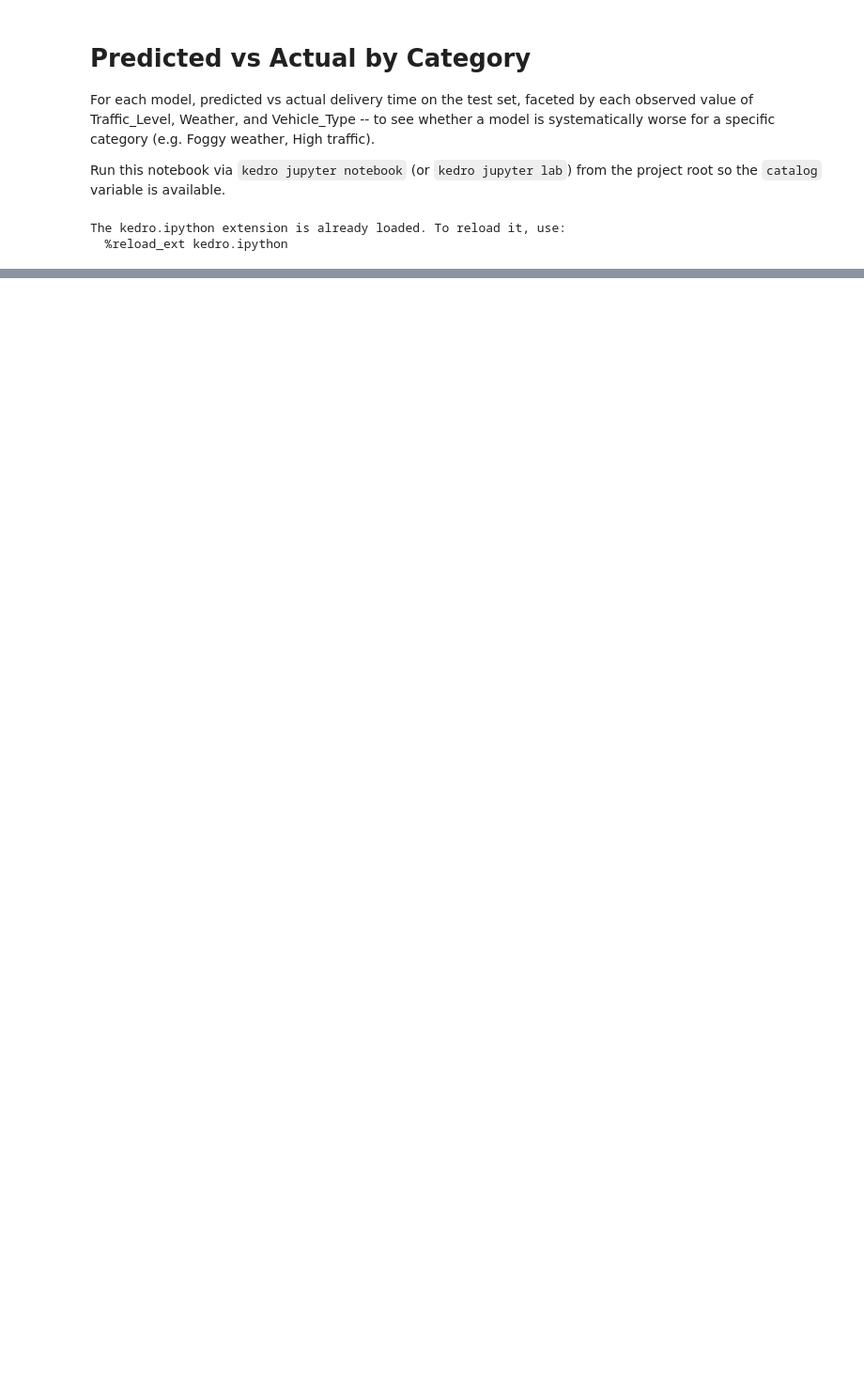
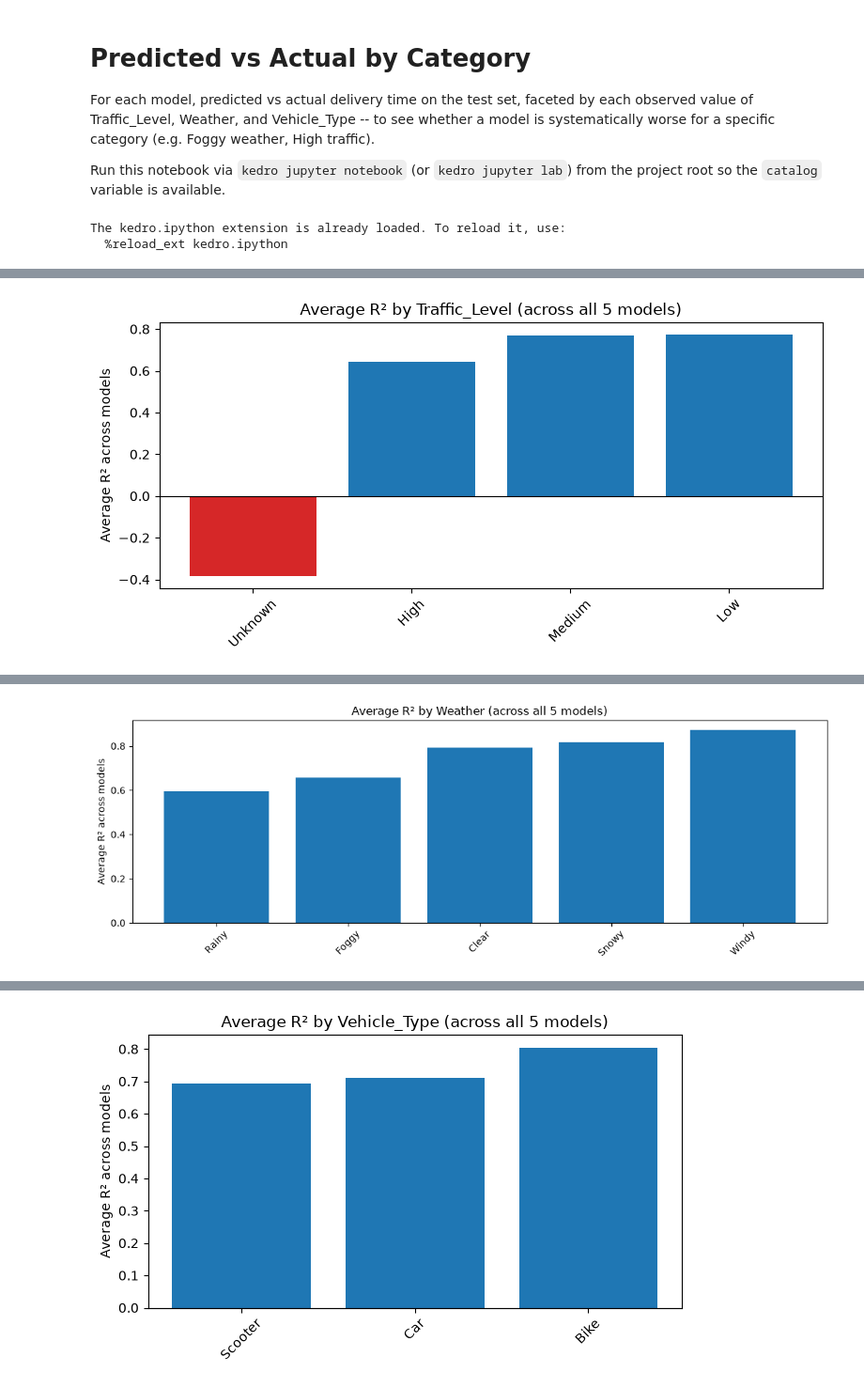
Before and after one commit to dherrera507161/dh-food-delivery-time, a Jupyter notebook: model_pipeline/notebooks/performance_analysis.ipynb, the cells around one changed output, grey strips where cells are left out. Shown at 94% size. Saved outputs shown, nothing was run; the diff lists cells and outputs as text; code cells hidden in the pictures; blank space fills up the shorter version.

```diff
--- a/model_pipeline/notebooks/performance_analysis.ipynb
+++ b/model_pipeline/notebooks/performance_analysis.ipynb
@@ -67,9 +67,12 @@ def plot_predictions_by_category(model_name, predictions, category_col):
     fig.tight_layout()
     plt.show()
 # %%
+predictions_by_model = {}
+
 for model_name, dataset_name in prediction_tables.items():
     predictions = catalog.load(dataset_name).reset_index(drop=True)
     predictions = pd.concat([predictions, category_values], axis=1)
+    predictions_by_model[model_name] = predictions
 
     for category_col in CATEGORY_COLS:
         plot_predictions_by_category(model_name, predictions, category_col)
@@ -93,0 +101,26 @@ for model_name, dataset_name in prediction_tables.items():
+# %%
+for category_col in CATEGORY_COLS:
+    r2_rows = []
+    for model_name, predictions in predictions_by_model.items():
+        for level in sorted(predictions[category_col].unique()):
+            subset = predictions[predictions[category_col] == level]
+            r2_rows.append(
+                {
+                    "Model": model_name,
+                    category_col: level,
+                    "R2": r2_score(subset["y_true"], subset["y_pred"]),
+                }
+            )
+    r2_table = pd.DataFrame(r2_rows)
+    avg_r2 = r2_table.groupby(category_col)["R2"].mean().sort_values()
+
+    fig, ax = plt.subplots(figsize=(1.5 * len(avg_r2) + 2, 4))
+    colors = ["tab:red" if v < 0 else "tab:blue" for v in avg_r2]
+    ax.bar(avg_r2.index.astype(str), avg_r2.values, color=colors)
+    ax.axhline(0, color="black", linewidth=0.8)
+    ax.set_ylabel("Average R² across models")
+    ax.set_title(f"Average R² by {category_col} (across all 5 models)")
+    ax.tick_params(axis="x", rotation=45)
+    fig.tight_layout()
+    plt.show()
+# %% [output]
@@ -93,0 +128 @@ for model_name, dataset_name in prediction_tables.items():
+[figure, added]
@@ -93,0 +140 @@ for model_name, dataset_name in prediction_tables.items():
+[figure, added]
@@ -93,0 +142 @@ for model_name, dataset_name in prediction_tables.items():
+[figure, added]
```
Also changed, not shown: parts of 4 cells of this notebook, 3 other files.
